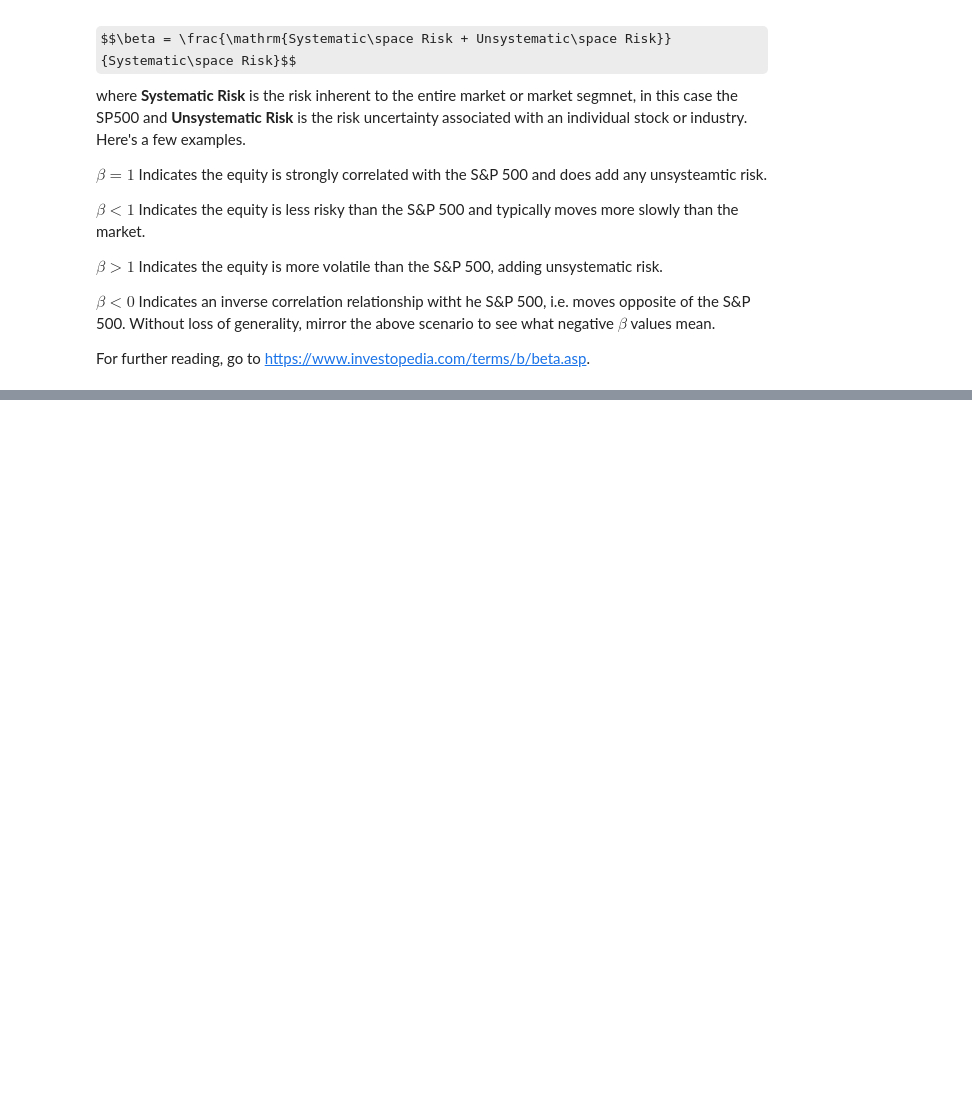
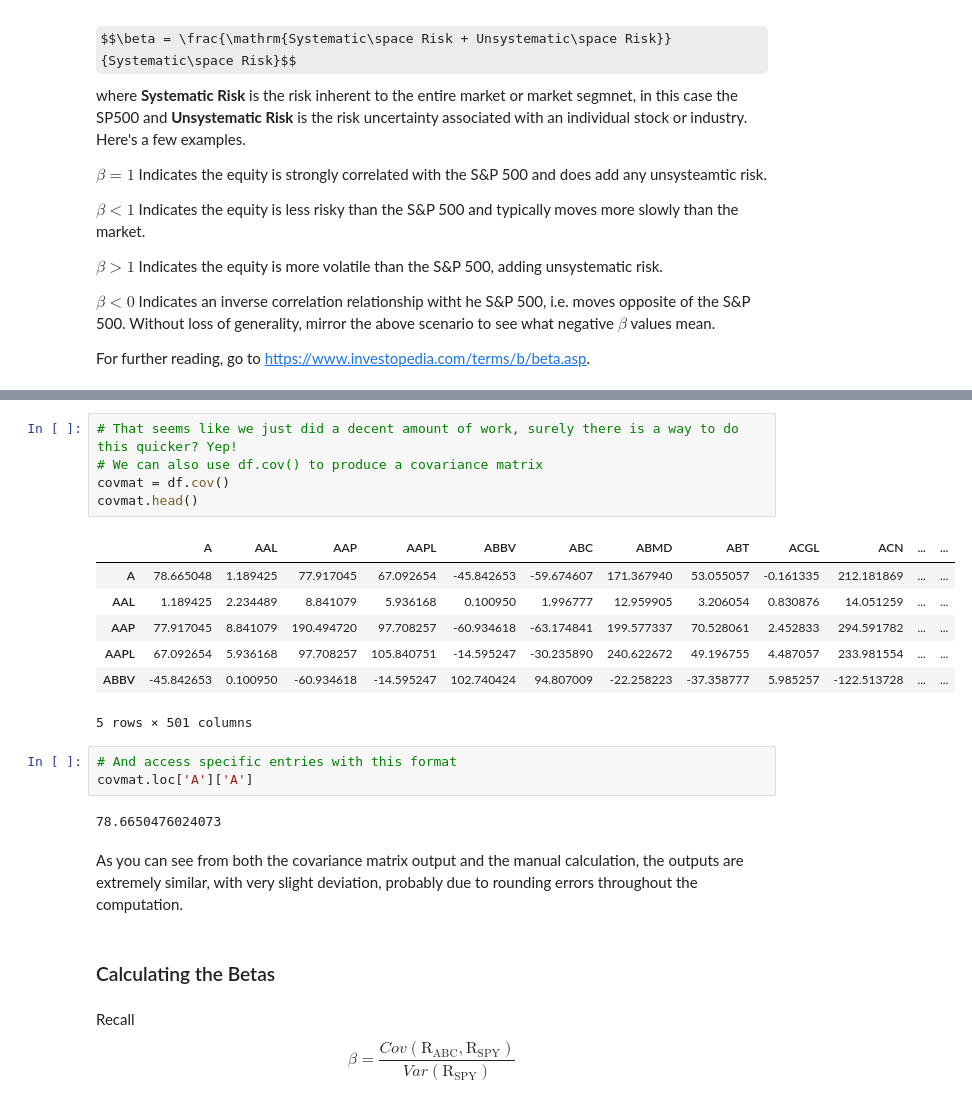
Before and after one commit to apexfund/APEX, a Jupyter notebook: RecoveryStocksArbitrage/final.ipynb, the cells around one changed output, grey strips where cells are left out. Saved outputs shown, nothing was run; the diff lists cells and outputs as text; some formulas as TeX source; blank space fills up the shorter version.

```diff
--- a/RecoveryStocksArbitrage/final.ipynb
+++ b/RecoveryStocksArbitrage/final.ipynb
@@ -209,0 +319,24 @@ For further reading, go to https://www.investopedia.com/terms/b/beta.asp.
+# %%
+# That seems like we just did a decent amount of work, surely there is a way to do this quicker? Yep!
+# We can also use df.cov() to produce a covariance matrix
+covmat = df.cov()
+covmat.head()
+# %% [output]
+|  | A | AAL | AAP | AAPL | ABBV | ABC | ABMD | ABT | ACGL | ACN | ... | ... |
+| A | 78.665048 | 1.189425 | 77.917045 | 67.092654 | -45.842653 | -59.674607 | 171.367940 | 53.055057 | -0.161335 | 212.181869 | ... | ... |
+| AAL | 1.189425 | 2.234489 | 8.841079 | 5.936168 | 0.100950 | 1.996777 | 12.959905 | 3.206054 | 0.830876 | 14.051259 | ... | ... |
+| AAP | 77.917045 | 8.841079 | 190.494720 | 97.708257 | -60.934618 | -63.174841 | 199.577337 | 70.528061 | 2.452833 | 294.591782 | ... | ... |
+| AAPL | 67.092654 | 5.936168 | 97.708257 | 105.840751 | -14.595247 | -30.235890 | 240.622672 | 49.196755 | 4.487057 | 233.981554 | ... | ... |
+| ABBV | -45.842653 | 0.100950 | -60.934618 | -14.595247 | 102.740424 | 94.807009 | -22.258223 | -37.358777 | 5.985257 | -122.513728 | ... | ... |
+5 rows × 501 columns
+# %%
+# And access specific entries with this format
+covmat.loc['A']['A']
+# %% [output]
+78.6650476024073
+# %% [markdown]
+As you can see from both the covariance matrix output and the manual calculation, the outputs are extremely similar, with very slight deviation, probably due to rounding errors throughout the computation.
+# %% [markdown]
+### Calculating the Betas
+# %% [markdown]
+Recall $$\beta = \frac{Cov(\mathrm{R_{ABC}}, \mathrm{R_{SPY}})}{Var(\mathrm{R_{SPY}})}$$
```
Also changed, not shown: parts of 25 cells of this notebook, 2 other files.
